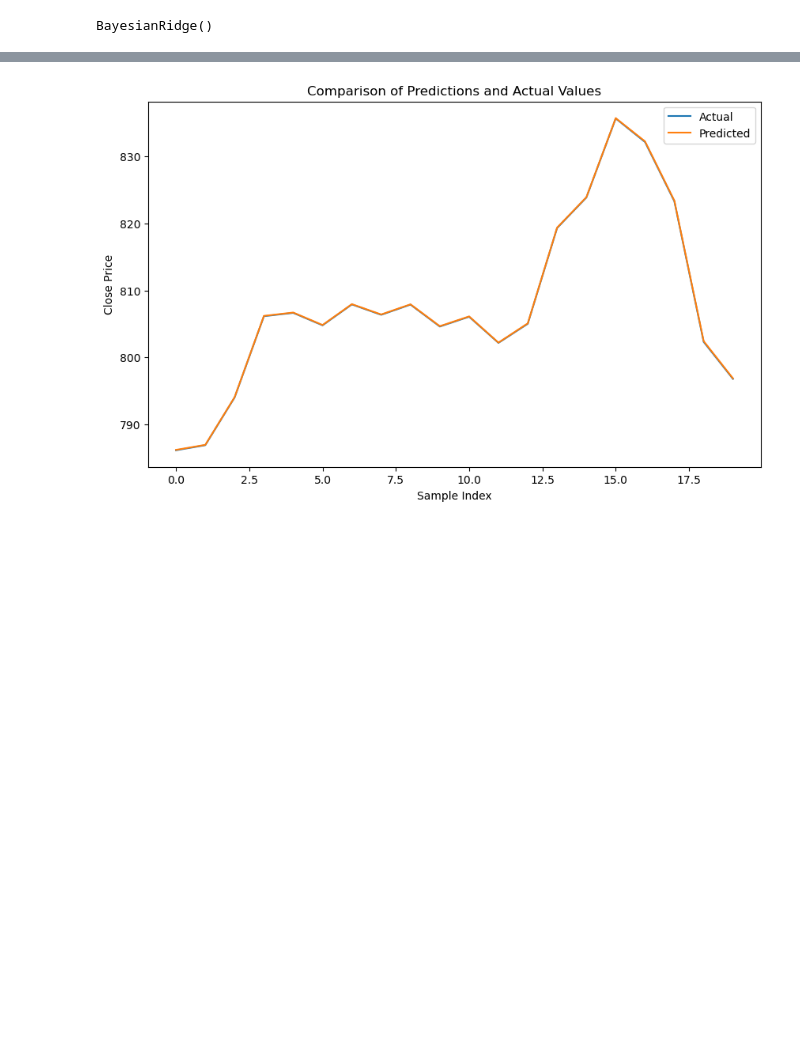
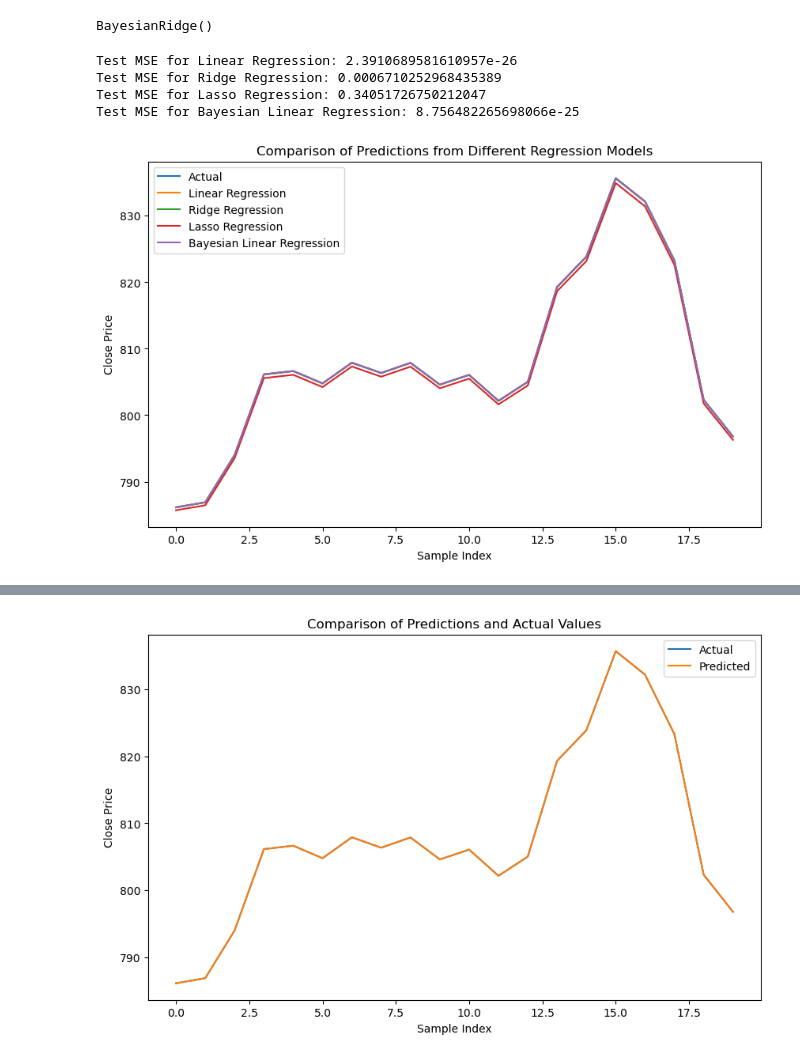
Before and after one commit to EduCappiello/DeepLearning, a Jupyter notebook: 20240312_Deep_Learning/Ensemble_Method_Regression.ipynb, the cells around one changed output, grey strips where cells are left out. Saved outputs shown, nothing was run; the diff lists cells and outputs as text; code cells hidden in the pictures; blank space fills up the shorter version.

```diff
--- a/20240312_Deep_Learning/Ensemble_Method_Regression.ipynb
+++ b/20240312_Deep_Learning/Ensemble_Method_Regression.ipynb
@@ -72,6 +72,46 @@ X_test_ensemble = np.concatenate((X_test_scaled,
                                    lasso_pred_test.reshape(-1, 1),
                                    bayesian_pred_test.reshape(-1, 1)),
                                    axis=1)
+# %%
+# Calculate test errors
+linear_test_mse = mean_squared_error(y_test, linear_pred_test)
+ridge_test_mse = mean_squared_error(y_test, ridge_pred_test)
+lasso_test_mse = mean_squared_error(y_test, lasso_pred_test)
+bayesian_test_mse = mean_squared_error(y_test, bayesian_pred_test)
+
+print("Test MSE for Linear Regression:", linear_test_mse)
+print("Test MSE for Ridge Regression:", ridge_test_mse)
+print("Test MSE for Lasso Regression:", lasso_test_mse)
+print("Test MSE for Bayesian Linear Regression:", bayesian_test_mse)
+# %% [output]
+Test MSE for Linear Regression: 2.3910689581610957e-26
+Test MSE for Ridge Regression: 0.0006710252968435389
+Test MSE for Lasso Regression: 0.34051726750212047
+Test MSE for Bayesian Linear Regression: 8.756482265698066e-25
+# %%
+# Plot predictions vs. actual values for each regression model
+plt.figure(figsize=(10, 6))
+plt.plot(y_test, label='Actual')
+
+# Linear Regression
+plt.plot(linear_pred_test, label='Linear Regression')
+
+# Ridge Regression
+plt.plot(ridge_pred_test, label='Ridge Regression')
+
+# Lasso Regression
+plt.plot(lasso_pred_test, label='Lasso Regression')
+
+# Bayesian Linear Regression
+plt.plot(bayesian_pred_test, label='Bayesian Linear Regression')
+
+plt.title('Comparison of Predictions from Different Regression Models')
+plt.xlabel('Sample Index')
+plt.ylabel('Close Price')
+plt.legend()
+plt.show()
+# %% [output]
+[figure, added]
 # %%
 # Convert to tensors
 X_train_tensor = torch.tensor(X_train_ensemble, dtype=torch.float32)
```
Also changed, not shown: parts of 2 cells of this notebook.
